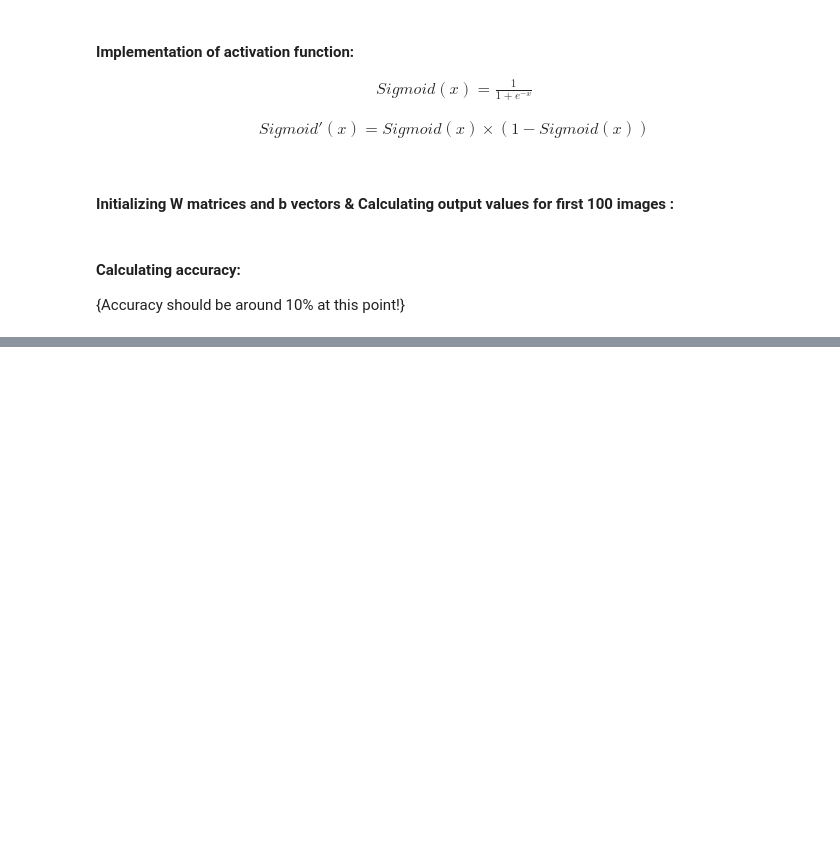
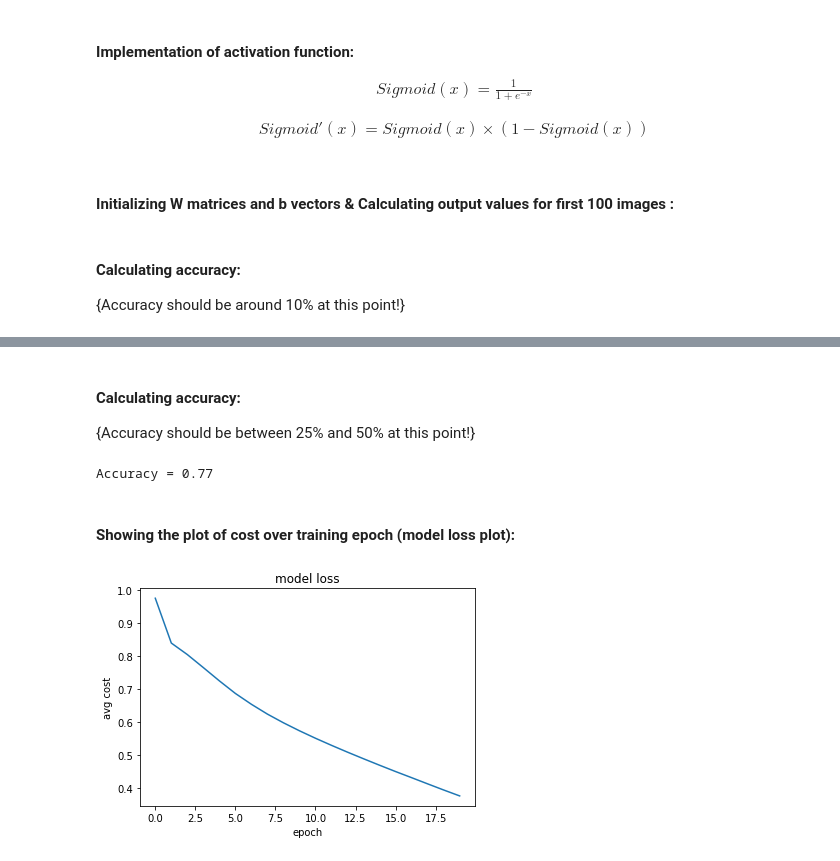
Before and after one commit to goli-mary-m/Handwritten-Digit-Recognition, a Jupyter notebook: Handwritten-Digit-Recognition.ipynb, the cells around one changed output, grey strips where cells are left out. Saved outputs shown, nothing was run; the diff lists cells and outputs as text; code cells hidden in the pictures; blank space fills up the shorter version.

```diff
--- a/Handwritten-Digit-Recognition.ipynb
+++ b/Handwritten-Digit-Recognition.ipynb
@@ -185,0 +412,48 @@ Accuracy = 0.11
+# %% [markdown]
+#### Calculating accuracy:
+{Accuracy should be between 25% and 50% at this point!}
+# %%
+# calculate output values for 100 first images
+cnt_correct = 0
+for i in range(0, train_set_size):
+
+    a_layer0 = train_set[i][0]
+    label = train_set[i][1]
+
+    # find values of hidden layer 1
+    Z1 = np.dot(W_layer1, a_layer0) + b_layer1
+    a_layer1 = sigmoid(Z1)
+
+    # find values of hidden layer 2
+    Z2 = np.dot(W_layer2, a_layer1) + b_layer2
+    a_layer2 = sigmoid(Z2)
+
+    # find values of output layer
+    Z3 = np.dot(W_layer3, a_layer2) + b_layer3
+    a_layer3 = sigmoid(Z3)
+
+    max_value_a_layer3 = a_layer3.max()
+    output = np.zeros((10, 1))
+    for j in range(0, 10):
+        if(a_layer3[j] == max_value_a_layer3):
+            output[j] = 1
+
+    if((output == label).all()):
+        cnt_correct += 1
+
+# calculate accuracy
+accuracy = cnt_correct / train_set_size
+print("Accuracy =", accuracy)
+# %% [output]
+Accuracy = 0.77
+# %% [markdown]
+#### Showing the plot of cost over training epoch (model loss plot):
+# %%
+# show cost-epoch plot
+plt.plot(epochs, avg_costs_per_epoch)
+plt.xlabel('epoch')
+plt.ylabel('avg cost')
+plt.title('model loss')
+plt.show()
+# %% [output]
+[figure, added]
```
Also changed, not shown: parts of 4 cells of this notebook.
